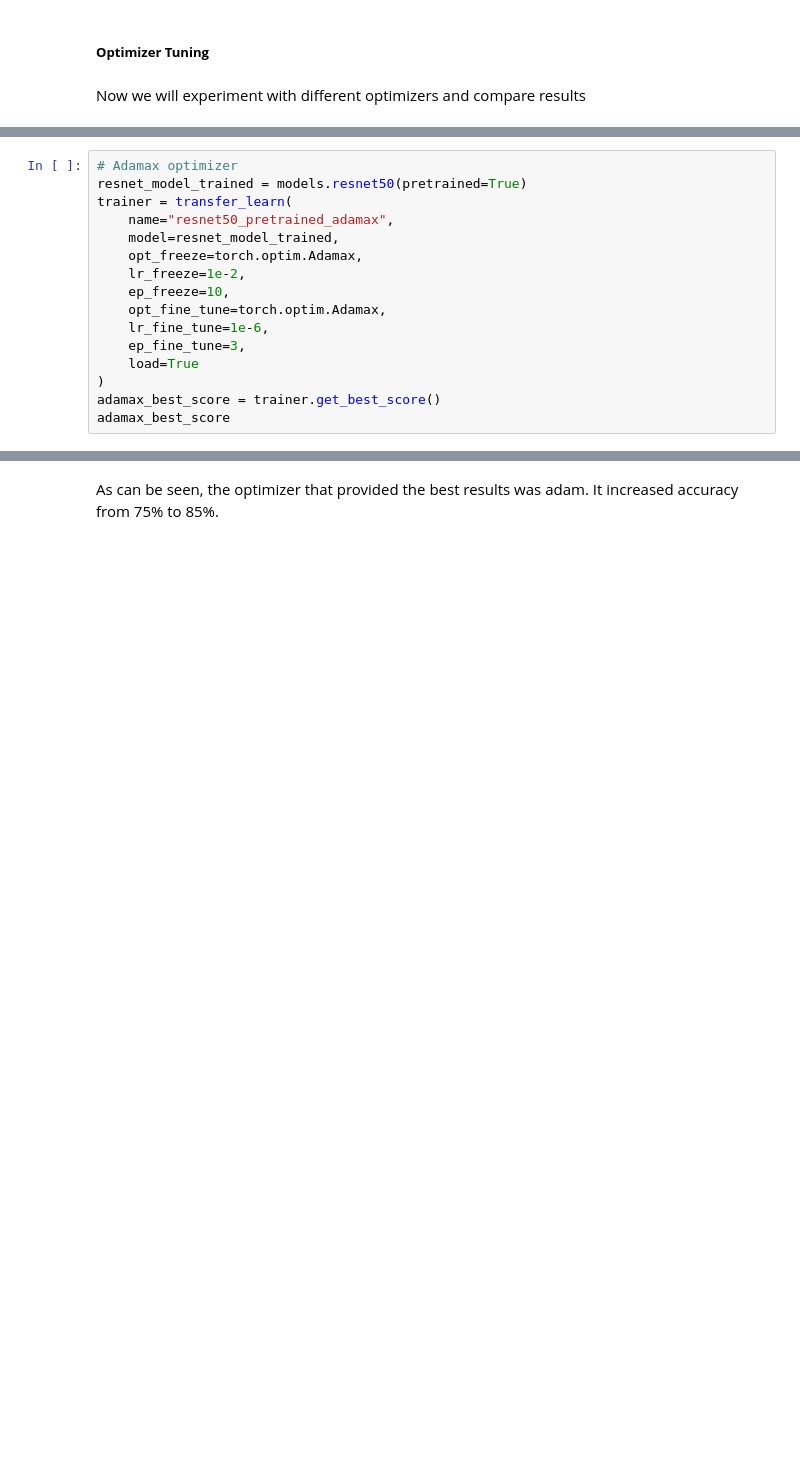
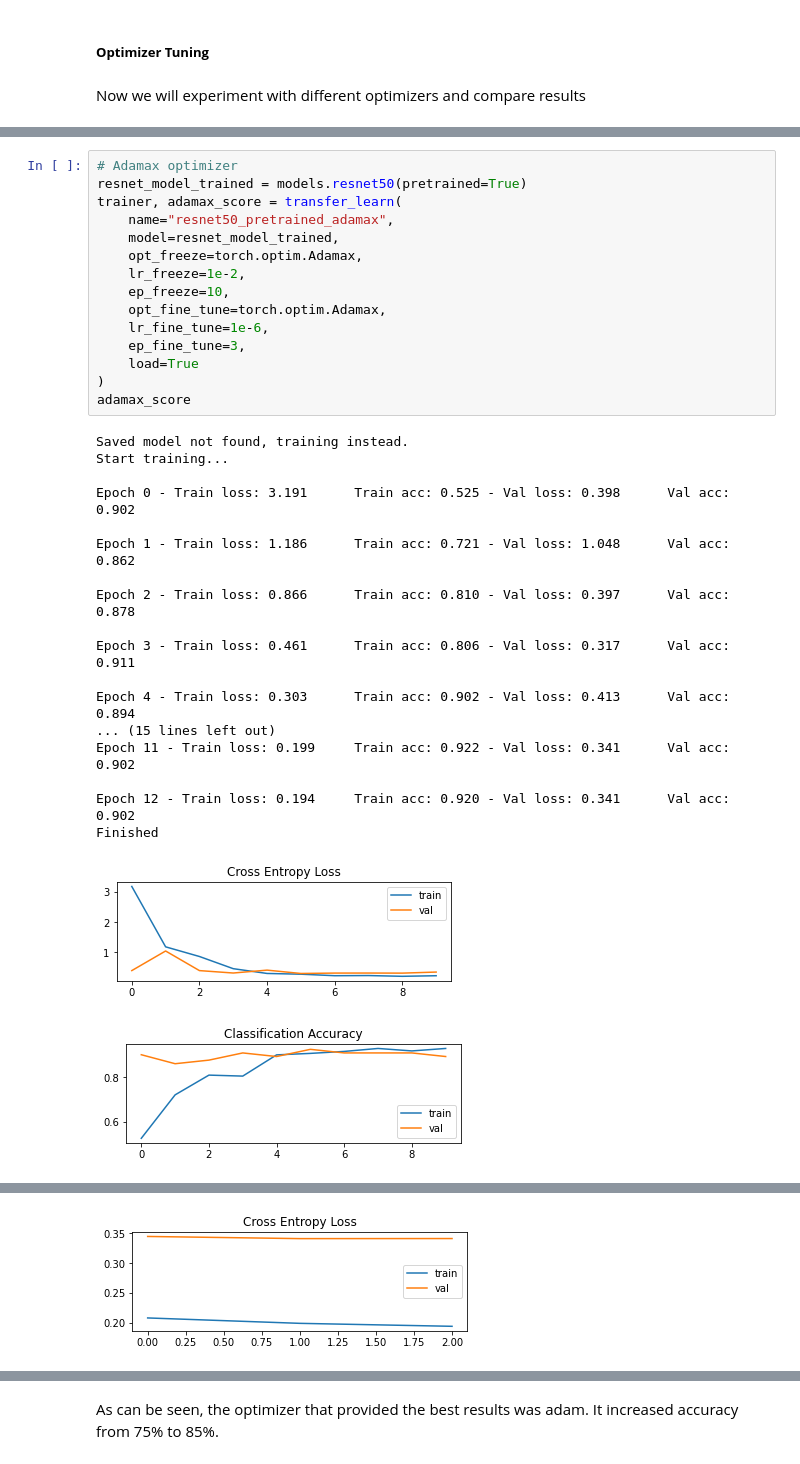
Before and after one commit to joaolucasmartins/VC2022, a Jupyter notebook: Part2/classification.ipynb, the cells around one changed output, grey strips where cells are left out. Cells and saved outputs as stored; diff of their text form; blank space fills up the shorter version.

```diff
--- a/Part2/classification.ipynb
+++ b/Part2/classification.ipynb
@@ -642,16 +697,35 @@ adam_best_score
 # %%
 # Adamax optimizer
 resnet_model_trained = models.resnet50(pretrained=True)
-trainer = transfer_learn(
+trainer, adamax_score = transfer_learn(
     name="resnet50_pretrained_adamax",
     model=resnet_model_trained,
     opt_freeze=torch.optim.Adamax,
     lr_freeze=1e-2,
     ep_freeze=10,
     opt_fine_tune=torch.optim.Adamax,
     lr_fine_tune=1e-6,
     ep_fine_tune=3,
     load=True
 )
-adamax_best_score = trainer.get_best_score()
-adamax_best_score
+adamax_score
+# %% [output]
+Saved model not found, training instead.
+Start training...
+
+Epoch 0 - Train loss: 3.191      Train acc: 0.525 - Val loss: 0.398      Val acc: 0.902
+
+Epoch 1 - Train loss: 1.186      Train acc: 0.721 - Val loss: 1.048      Val acc: 0.862
+
+Epoch 2 - Train loss: 0.866      Train acc: 0.810 - Val loss: 0.397      Val acc: 0.878
+
+Epoch 3 - Train loss: 0.461      Train acc: 0.806 - Val loss: 0.317      Val acc: 0.911
+
+Epoch 4 - Train loss: 0.303      Train acc: 0.902 - Val loss: 0.413      Val acc: 0.894
+... (15 lines left out)
+Epoch 11 - Train loss: 0.199     Train acc: 0.922 - Val loss: 0.341      Val acc: 0.902
+
+Epoch 12 - Train loss: 0.194     Train acc: 0.920 - Val loss: 0.341      Val acc: 0.902
+Finished
+[figure, added]
+[figure, added]
@@ -657,0 +733 @@ adamax_best_score
+[figure, added]
```
Also changed, not shown: parts of 19 cells of this notebook, 2 other files.
